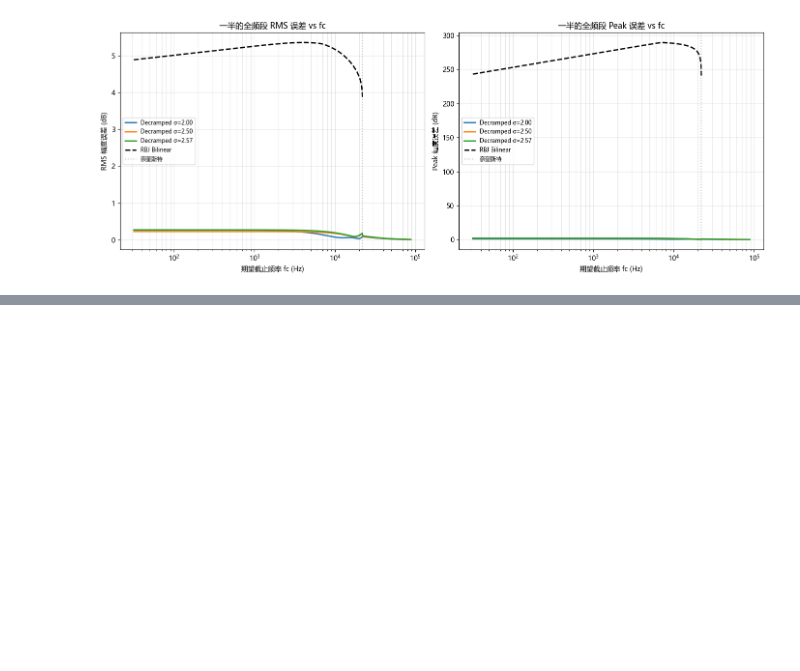
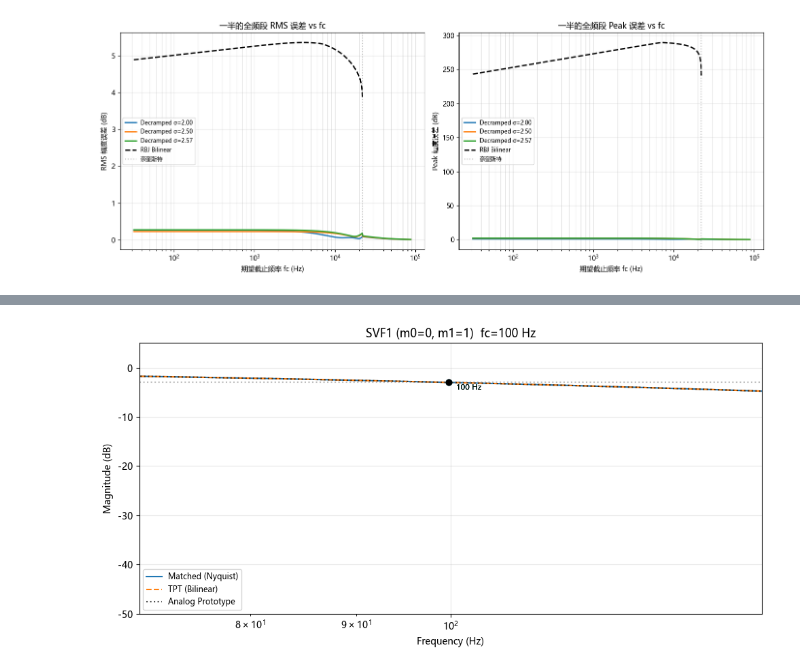
Before and after one commit to a5632645/qwqdsp, a Jupyter notebook: notebooks/ivantsovy.ipynb, the cells around one changed output, grey strips where cells are left out. Drawn from its saved outputs; the diff is of its cells as text; code cells hidden in the pictures; blank space fills up the shorter version.

Commit message:
feat: 1st TPT-SVF ivantsovy

```diff
--- a/notebooks/ivantsovy.ipynb
+++ b/notebooks/ivantsovy.ipynb
@@ -636,0 +640,90 @@ plt.show()
+# %%
+def matched_svf1_response(fs, cutoff, m0, m1, t=2.0, nfft=4096):
+    """
+    Nyquist Matched SVF1 frequency response
+
+    Parameters
+    ----------
+    fs : sample rate
+    cutoff : Hz
+    m0,m1 : mixing coefficients
+    t : Ivantsov parameter
+    """
+
+    f = cutoff / fs
+
+    gn = 1.0 / np.sqrt(1.0 + (f * t) ** 2)
+
+    gz = np.pi * f * gn
+
+    sign = 1.0 if m0 >= 0 else -1.0
+
+    m0z = sign * np.sqrt(m0**2 + (m1 * f * t)**2) * gn
+    m1z = m1
+
+    w = np.linspace(0, np.pi, nfft)
+    z = np.exp(-1j * w)
+
+    H = (m0z + gz*m1z + (-m0z + gz*m1z)*z) / \
+        (1 + gz + (gz - 1)*z)
+
+    freq = w/(2*np.pi)*fs
+
+    return freq, H
+
+def tpt_svf1_response(fs, cutoff, m0, m1, nfft=4096):
+
+    g = np.tan(np.pi * cutoff / fs)
+
+    w = np.linspace(0, np.pi, nfft)
+    z = np.exp(-1j*w)
+
+    H = (m0 + g*m1 + (-m0 + g*m1)*z) / \
+        (1 + g + (g-1)*z)
+
+    freq = w/(2*np.pi)*fs
+
+    return freq, H
+
+def make_fc_figure(fc):
+    freq, H1 = matched_svf1_response(fs, fc, 0, 1, t=2.0)
+    _, H2 = tpt_svf1_response(fs, fc, 0, 1)
+
+    # 模拟原型 (一阶低通)
+    b_an, a_an = get_analog_coefficients("low pass", fc)
+    _, H_an = signal.freqs(b_an, a_an, worN=freq * 2 * np.pi)
+
+    mag1 = 20 * np.log10(np.maximum(np.abs(H1), 1e-15))
+    mag2 = 20 * np.log10(np.maximum(np.abs(H2), 1e-15))
+    mag_an = 20 * np.log10(np.maximum(np.abs(H_an), 1e-15))
+
+    plt.figure(figsize=(10, 5))
+    plt.semilogx(freq, mag1, label="Matched (Nyquist)")
+    plt.semilogx(freq, mag2, "--", label="TPT (Bilinear)")
+    plt.semilogx(freq, mag_an, ":", label="Analog Prototype", color="black", alpha=0.7)
+
+    # 标记 -3dB 线
+    plt.axhline(-3, color='gray', linestyle=':', alpha=0.5)
+    for mag, name, c in [(mag1, 'Matched', 'blue'), (mag2, 'TPT', 'green'), (mag_an, 'Analog', 'black')]:
+        idx = np.argmax(mag <= -3)
+        if idx > 0 and mag[0] > -3:
+            f3 = freq[idx-1] + (freq[idx] - freq[idx-1]) * (-3 - mag[idx-1]) / (mag[idx] - mag[idx-1])
+            plt.plot(f3, -3, 'o', color=c, markersize=6)
+            plt.annotate(f'{f3:.0f} Hz', (f3, -3), textcoords="offset points",
+                        xytext=(8, -8), fontsize=8, color=c)
+
+    plt.grid(True, alpha=0.3)
+    plt.xlim(fc / 2**0.5, fc * 2**0.5)
+    plt.ylim(-50, 5)
+    plt.legend(fontsize='small')
+    plt.xlabel("Frequency (Hz)")
+    plt.ylabel("Magnitude (dB)")
+    plt.title(f"SVF1 (m0=0, m1=1)  fc={fc} Hz")
+    plt.tight_layout()
+    plt.show()
+
+make_fc_figure(100)
+make_fc_figure(1000)
+make_fc_figure(10000)
+# %% [output]
+[figure, added]
```
Also changed, not shown: parts of 8 cells of this notebook.
